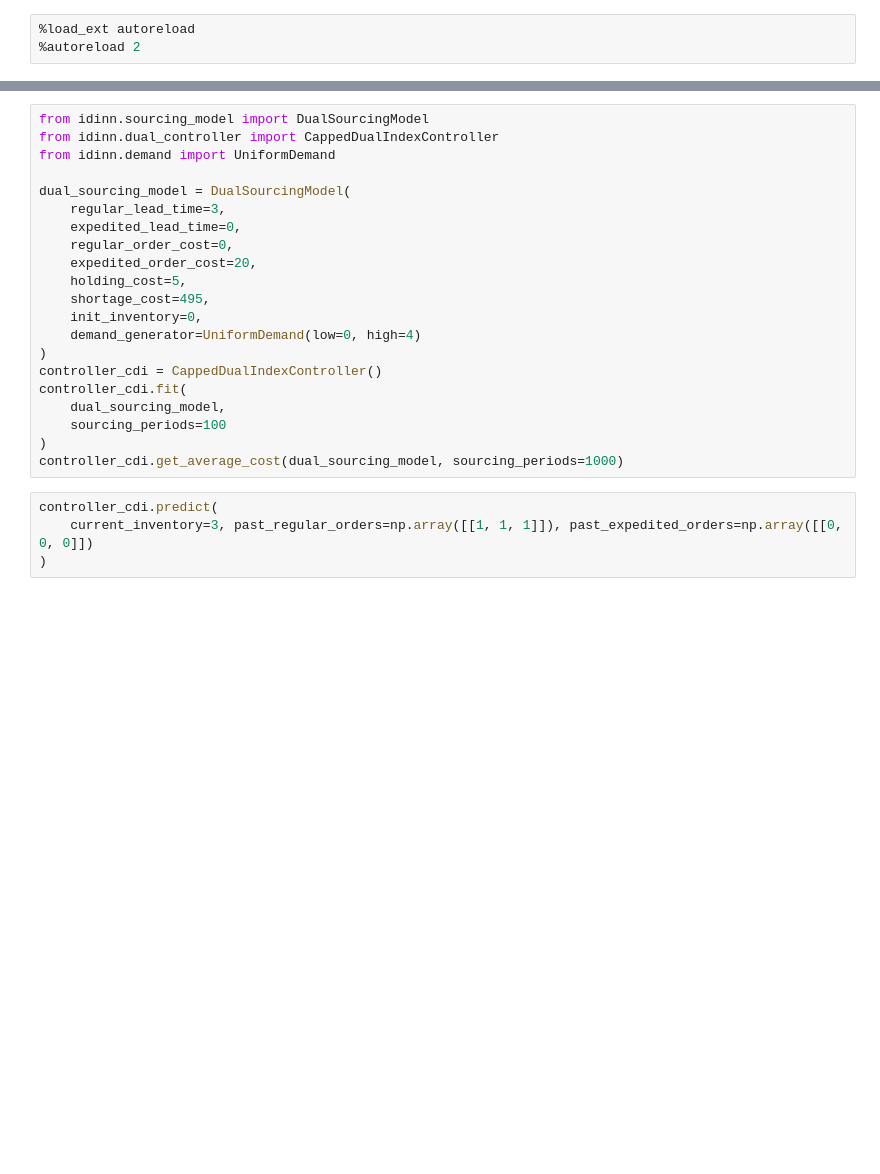
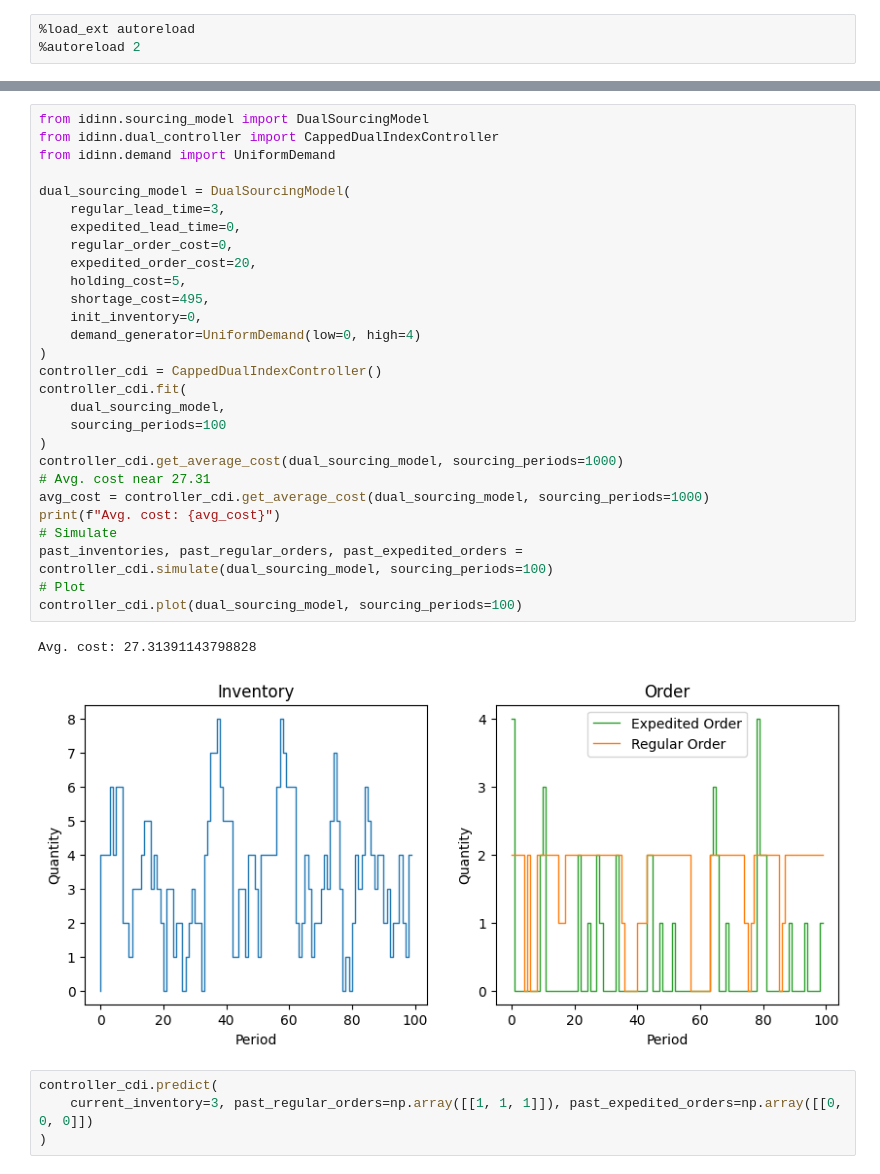
Before and after one commit to kushal-10/inventory-dynamics, a Jupyter notebook: docs/notebooks/dev.ipynb, the cells around one changed output, grey strips where cells are left out. Saved outputs shown, nothing was run; the diff lists cells and outputs as text; blank space fills up the shorter version.

```diff
--- a/docs/notebooks/dev.ipynb
+++ b/docs/notebooks/dev.ipynb
@@ -66,24 +90,34 @@ controller_neural.get_average_cost(single_sourcing_model, sourcing_periods=1000)
 # %%
 from idinn.sourcing_model import DualSourcingModel
 from idinn.dual_controller import CappedDualIndexController
 from idinn.demand import UniformDemand
 
 dual_sourcing_model = DualSourcingModel(
     regular_lead_time=3,
     expedited_lead_time=0,
     regular_order_cost=0,
     expedited_order_cost=20,
     holding_cost=5,
     shortage_cost=495,
     init_inventory=0,
     demand_generator=UniformDemand(low=0, high=4)
 )
 controller_cdi = CappedDualIndexController()
 controller_cdi.fit(
     dual_sourcing_model,
     sourcing_periods=100
 )
 controller_cdi.get_average_cost(dual_sourcing_model, sourcing_periods=1000)
+# Avg. cost near 27.31
+avg_cost = controller_cdi.get_average_cost(dual_sourcing_model, sourcing_periods=1000)
+print(f"Avg. cost: {avg_cost}")
+# Simulate
+past_inventories, past_regular_orders, past_expedited_orders = controller_cdi.simulate(dual_sourcing_model, sourcing_periods=100)
+# Plot
+controller_cdi.plot(dual_sourcing_model, sourcing_periods=100)
+# %% [output]
+Avg. cost: 27.31391143798828
+[figure, added]
 # %%
 controller_cdi.predict(
     current_inventory=3, past_regular_orders=np.array([[1, 1, 1]]), past_expedited_orders=np.array([[0, 0, 0]])
```
Also changed, not shown: parts of 17 cells of this notebook, 5 other files.
